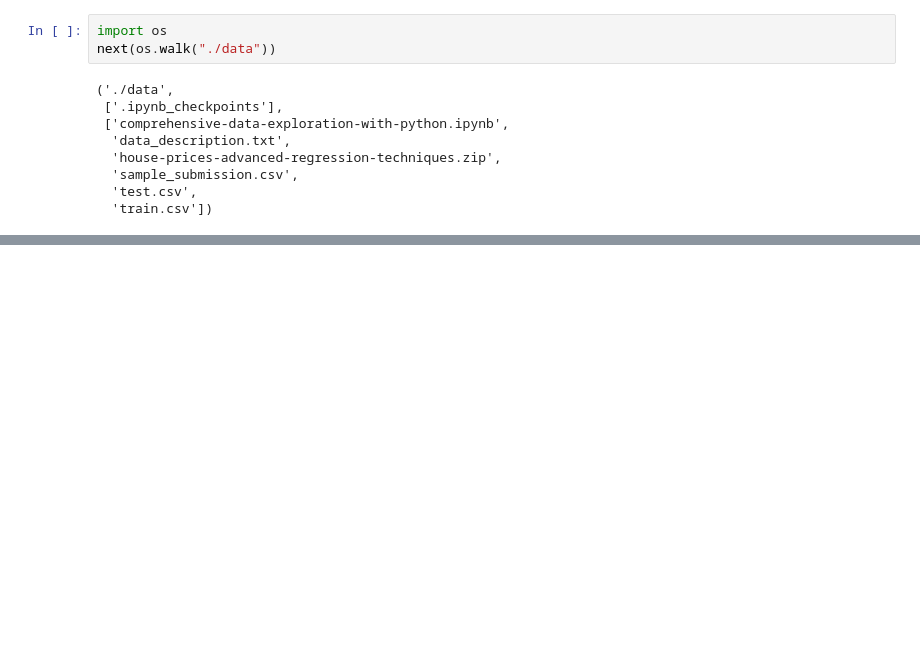
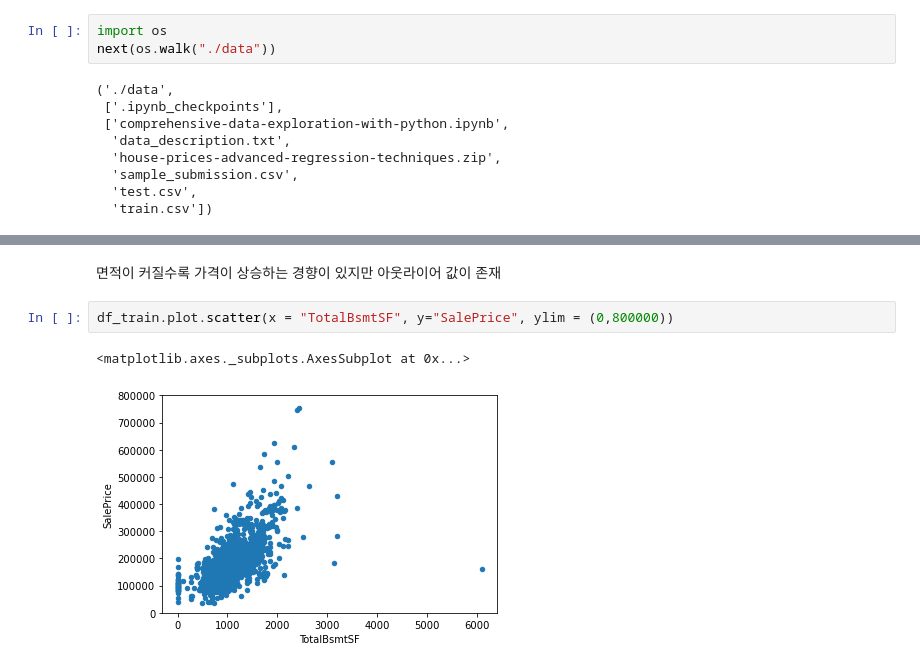
Before and after one commit to changyong93/KaggleStruggle, a Jupyter notebook: House Prices - Advanced Regression Techniques/COMPREHENSIVE DATA EXPLORATION WITH PYTHON.ipynb, the cells around one changed output, grey strips where cells are left out. Drawn from its saved outputs; the diff is of its cells as text; blank space fills up the shorter version.

```diff
--- a/House Prices - Advanced Regression Techniques/COMPREHENSIVE DATA EXPLORATION WITH PYTHON.ipynb
+++ b/House Prices - Advanced Regression Techniques/COMPREHENSIVE DATA EXPLORATION WITH PYTHON.ipynb
@@ -30,0 +92,7 @@ next(os.walk("./data"))
+# %% [markdown]
+면적이 커질수록 가격이 상승하는 경향이 있지만 아웃라이어 값이 존재
+# %%
+df_train.plot.scatter(x = "TotalBsmtSF", y="SalePrice", ylim = (0,800000))
+# %% [output]
+<matplotlib.axes._subplots.AxesSubplot at 0x...>
+[figure, added]
```
Also changed, not shown: parts of 33 cells of this notebook, 2 other files.
